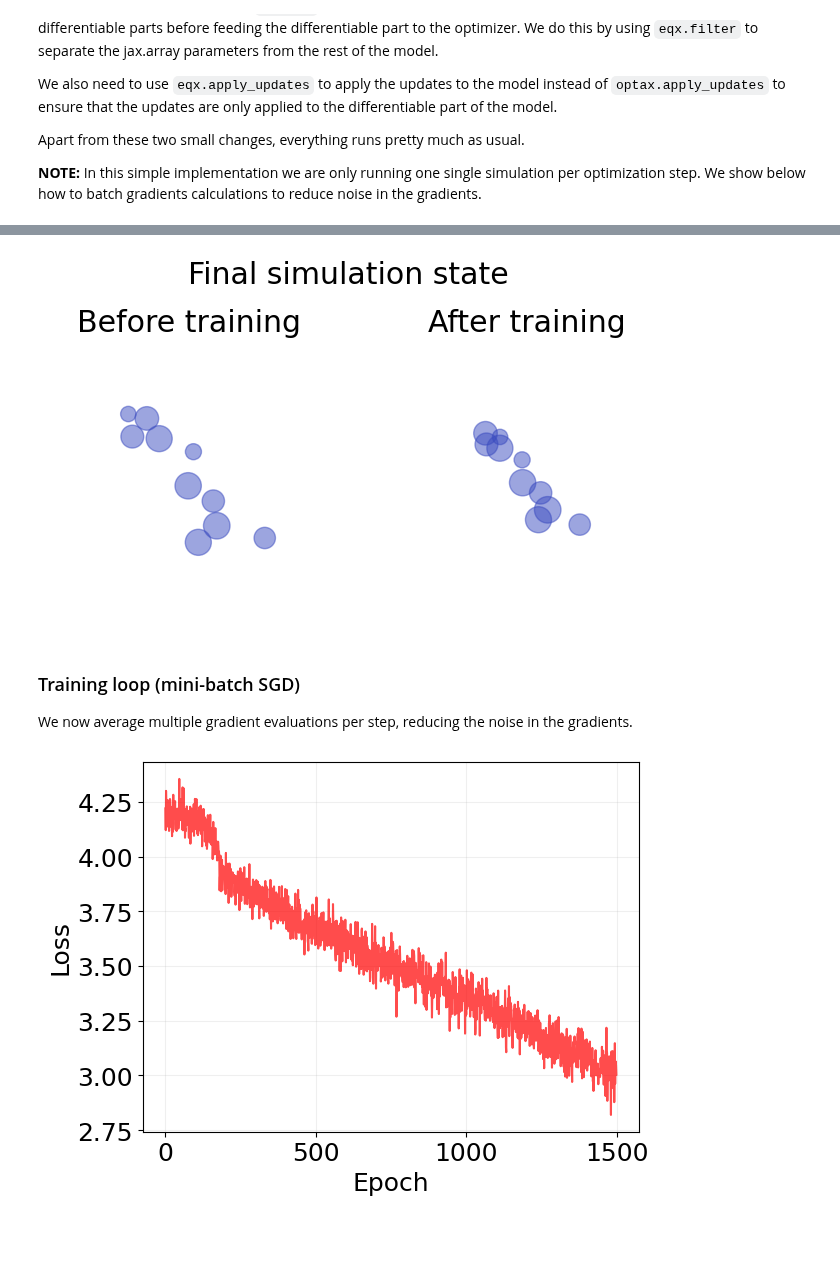
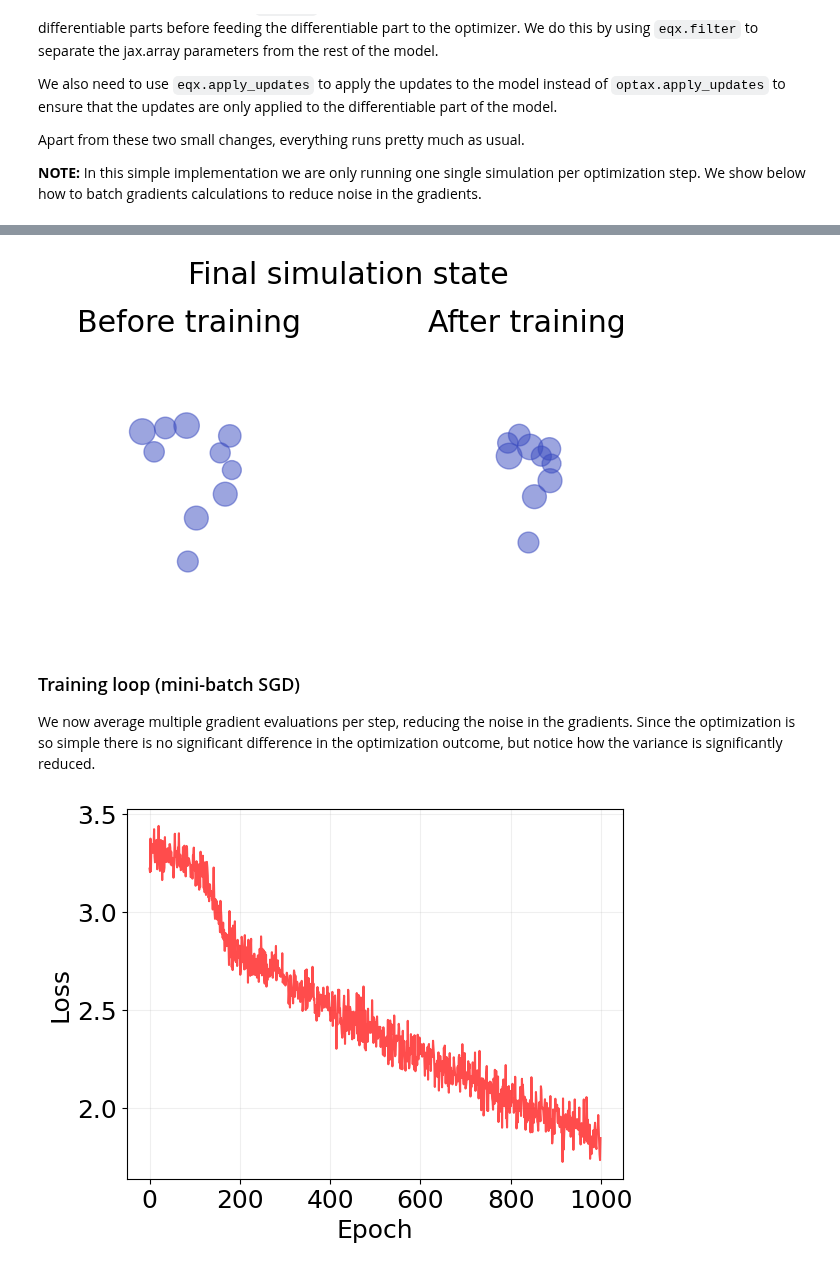
Before and after one commit to fmottes/jax-morph, a Jupyter notebook: tutorials/02 - JAX-morph Gradients and Optimization.ipynb, the cells around one changed output, grey strips where cells are left out. Drawn from its saved outputs; the diff is of its cells as text; code cells hidden in the pictures; blank space fills up the shorter version.

```diff
--- a/tutorials/02 - JAX-morph Gradients and Optimization.ipynb
+++ b/tutorials/02 - JAX-morph Gradients and Optimization.ipynb
@@ -519,77 +557,82 @@ Optimized alpha:        0.2899939449648634
 # %%
-#figure with two subplots
+# figure with two subplots
 fig, axs = plt.subplots(1, 2, figsize=(12, 6))
 
-fig.suptitle('Final simulation state', y=.77)
+fig.suptitle("Final simulation state", y=0.77)
 
 
 fstate = jxm.simulate(model, istate, key=key, n_steps=N_SIM_STEPS)
 jxm.visualization.draw_circles_ctype(fstate, ax=axs[0])
-axs[0].set_title('Before training')
-axs[0].set_aspect('equal', 'box')
+axs[0].set_title("Before training")
+axs[0].set_aspect("equal", "box")
 axs[0].set_xlim(-10, 10)
 axs[0].set_ylim(-10, 10)
 
 
 fstate = jxm.simulate(opt_model, istate, key=key, n_steps=N_SIM_STEPS)
 jxm.visualization.draw_circles_ctype(fstate, ax=axs[1])
-axs[1].set_title('After training')
-axs[1].set_aspect('equal', 'box')
+axs[1].set_title("After training")
+axs[1].set_aspect("equal", "box")
 axs[1].set_xlim(-10, 10)
 axs[1].set_ylim(-10, 10)
 
 
 plt.show()
 # %% [output]
-[figure, old version]
+[figure, new version]
 # %% [markdown]
 ### Training loop (mini-batch SGD)
 
-We now average multiple gradient evaluations per step, reducing the noise in the gradients.
+We now average multiple gradient evaluations per step, reducing the noise in the gradients. Since the optimization is so simple there is no significant difference in the optimization outcome, but notice how the variance is significantly reduced.
 # %%
-N_SIM_STEPS = 100 #length of each forward simulation
-EPOCHS = 1500
+N_SIM_STEPS = 100  # length of each forward simulation
+EPOCHS = 1000
 BATCH_SIZE = 8
 
-#calculate average loss over a batch of simulations
-v_loss = lambda m, s, skeys, steps: jax.vmap(avg_dist_loss, in_axes=(None, None, 0, None))(m, s, skeys, steps).mean()
+# calculate average loss over a batch of simulations
+v_loss = lambda m, s, skeys, steps: jax.vmap(
+    avg_dist_loss, in_axes=(None, None, 0, None)
+)(m, s, skeys, steps).mean()
 
-#function that computes the loss and gradient
+# function that computes the loss and gradient
 loss_and_grad = eqx.filter_jit(eqx.filter_value_and_grad(v_loss))
 
 
-#create copy of the model to be modified during traning
+# create copy of the model to be modified during traning
 opt_model = model.copy()
 
-#initialize optimizer
+# initialize optimizer
 optimizer = optax.adam(1e-2)
-opt_state = optimizer.init(eqx.filter(opt_model, eqx.is_array)) #initialize state
+opt_state = optimizer.init(eqx.filter(opt_model, eqx.is_array))  # initialize state
 
 
 losses = []
 
-for epoch in trange(EPOCHS):
+pbar = trange(EPOCHS)
+for epoch in pbar:
 
-    key, *subkeys = jax.random.split(key, BATCH_SIZE+1)
+    key, *subkeys = jax.random.split(key, BATCH_SIZE + 1)
     subkeys = np.asarray(subkeys)
 
-    #compute gradient and loss
+    # compute gradient and loss
     loss, grad = loss_and_grad(opt_model, istate, subkeys, N_SIM_STEPS)
 
-    #update parameters
+    # update parameters
     updates, opt_state = optimizer.update(grad, opt_state)
 
     opt_model = eqx.apply_updates(opt_model, updates)
 
     losses += [loss]
+
+    pbar.set_description(f"Loss: {loss:.3f}")
 # %%
-plt.plot(losses, 'r', alpha=.7)
-plt.xlabel('Epoch')
-plt.ylabel('Loss')
+plt.plot(losses, "r", alpha=0.7)
+plt.xlabel("Epoch")
+plt.ylabel("Loss")
 
-plt.grid(alpha=.2)
+plt.grid(alpha=0.2)
 
 plt.show()
 # %% [output]
-[figure, old version]
+[figure, new version]
 # %%
```
Also changed, not shown: parts of 22 cells of this notebook.
